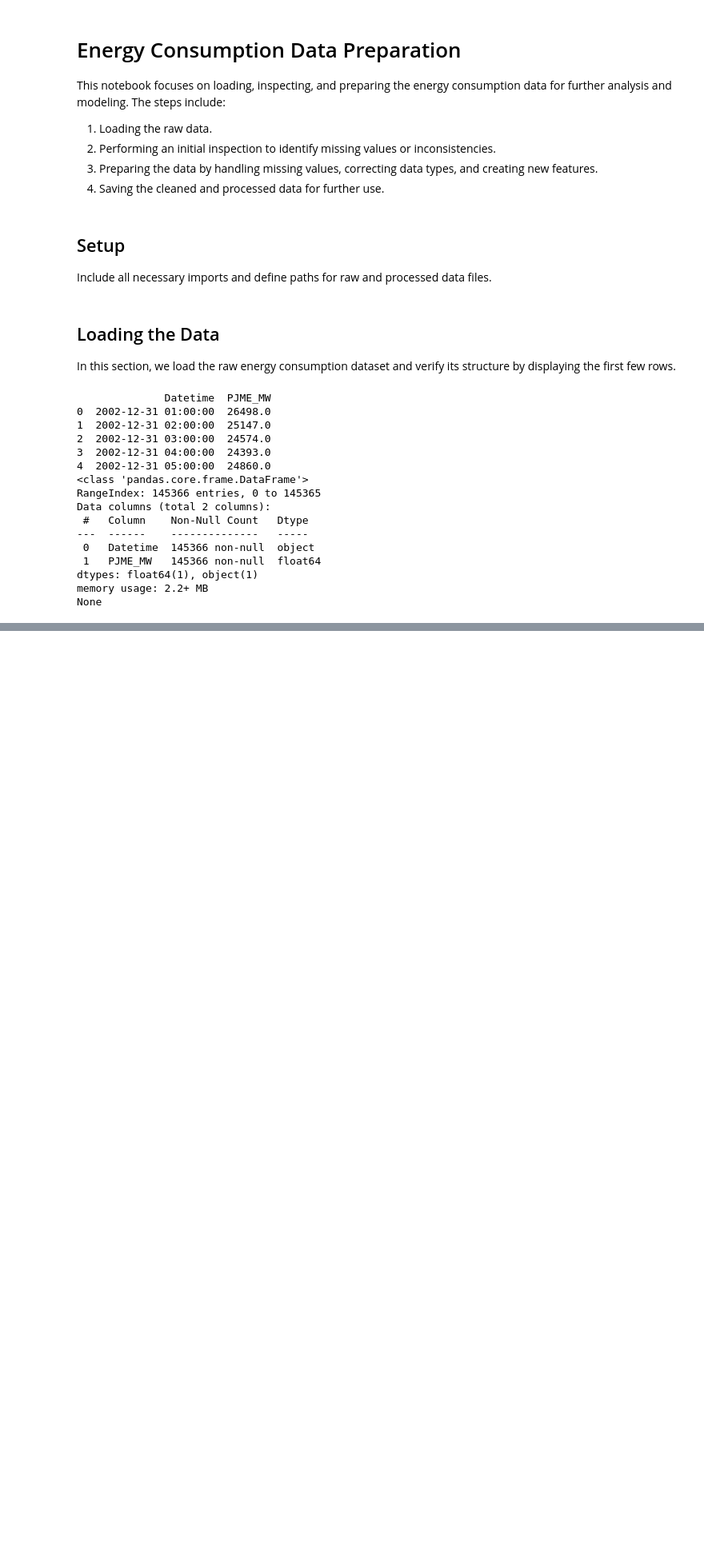
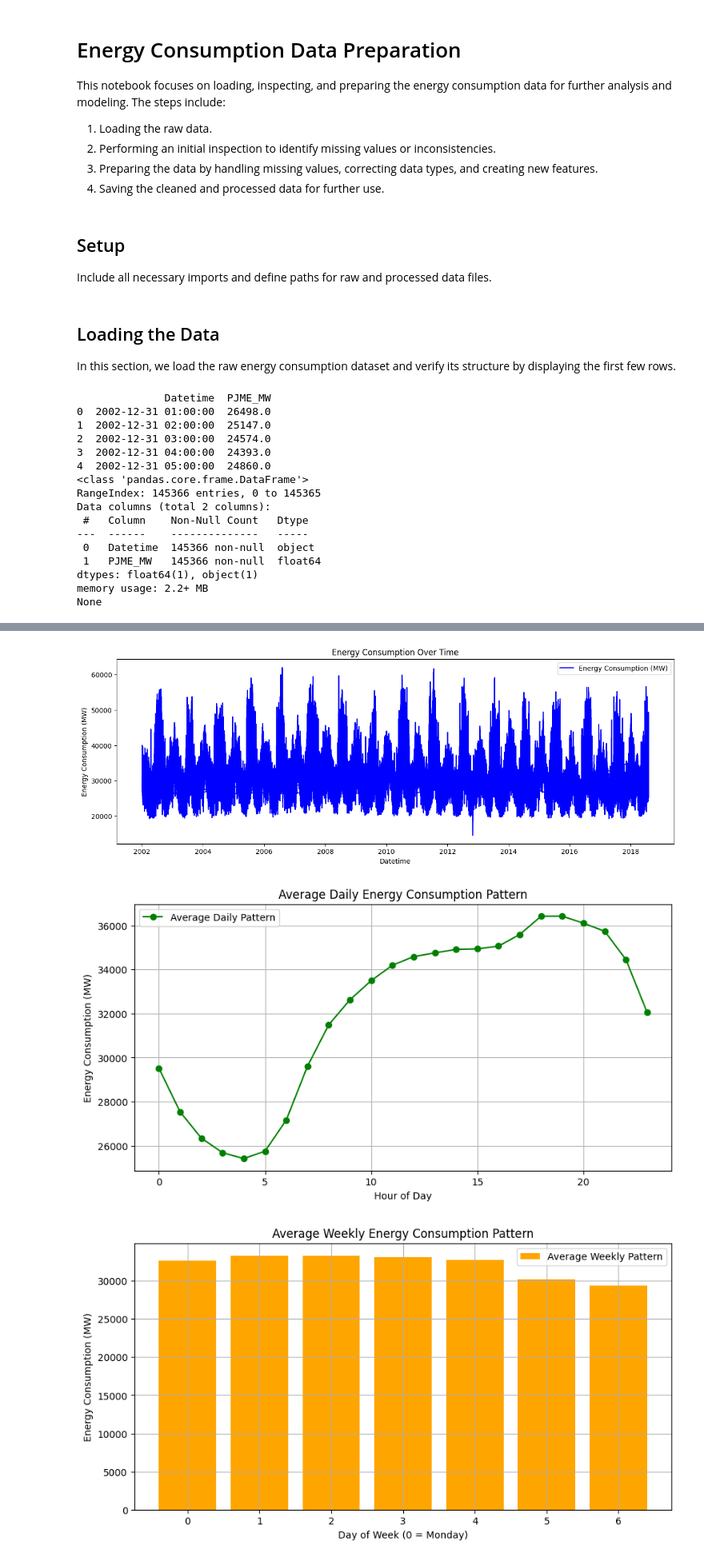
Before and after one commit to rennanreis/energy-consumption-prediction, a Jupyter notebook: notebooks/eda.ipynb, the cells around one changed output, grey strips where cells are left out. Shown at 80% size. Drawn from its saved outputs; the diff is of its cells as text; code cells hidden in the pictures; blank space fills up the shorter version.

```diff
--- a/notebooks/eda.ipynb
+++ b/notebooks/eda.ipynb
@@ -319,0 +146,48 @@ By addressing these next steps, we can improve the accuracy and reliability of e
+# %%
+# Ensure the 'Datetime' column is converted to datetime and set as index
+if 'Datetime' in energy_data.columns:
+    energy_data['Datetime'] = pd.to_datetime(energy_data['Datetime'])
+    energy_data.set_index('Datetime', inplace=True)
+
+# Plot the overall time series to visualize trends and seasonality
+plt.figure(figsize=(15, 5))
+plt.plot(energy_data.index, energy_data['PJME_MW'], label='Energy Consumption (MW)', color='blue')
+plt.title('Energy Consumption Over Time')
+plt.xlabel('Datetime')
+plt.ylabel('Energy Consumption (MW)')
+plt.legend()
+plt.show()
+
+# Ensure the 'hour' column exists before grouping by hour
+if 'hour' not in energy_data.columns:
+    energy_data['hour'] = energy_data.index.hour
+
+# Plot daily patterns to analyze variations in energy usage by hour
+daily_pattern = energy_data.groupby('hour')['PJME_MW'].mean()
+plt.figure(figsize=(10, 5))
+plt.plot(daily_pattern.index, daily_pattern.values, marker='o', label='Average Daily Pattern', color='green')
+plt.title('Average Daily Energy Consumption Pattern')
+plt.xlabel('Hour of Day')
+plt.ylabel('Energy Consumption (MW)')
+plt.legend()
+plt.grid()
+plt.show()
+
+# Ensure the 'day_of_week' column exists before grouping by day of the week
+if 'day_of_week' not in energy_data.columns:
+    energy_data['day_of_week'] = energy_data.index.dayofweek
+
+# Plot weekly patterns to compare weekdays and weekends
+weekly_pattern = energy_data.groupby('day_of_week')['PJME_MW'].mean()
+plt.figure(figsize=(10, 5))
+plt.bar(weekly_pattern.index, weekly_pattern.values, color='orange', label='Average Weekly Pattern')
+plt.title('Average Weekly Energy Consumption Pattern')
+plt.xlabel('Day of Week (0 = Monday)')
+plt.ylabel('Energy Consumption (MW)')
+plt.legend()
+plt.grid()
+plt.show()
+# %% [output]
+[figure, added]
+[figure, added]
+[figure, added]
```
Also changed, not shown: parts of 62 cells of this notebook, 1 other file.
